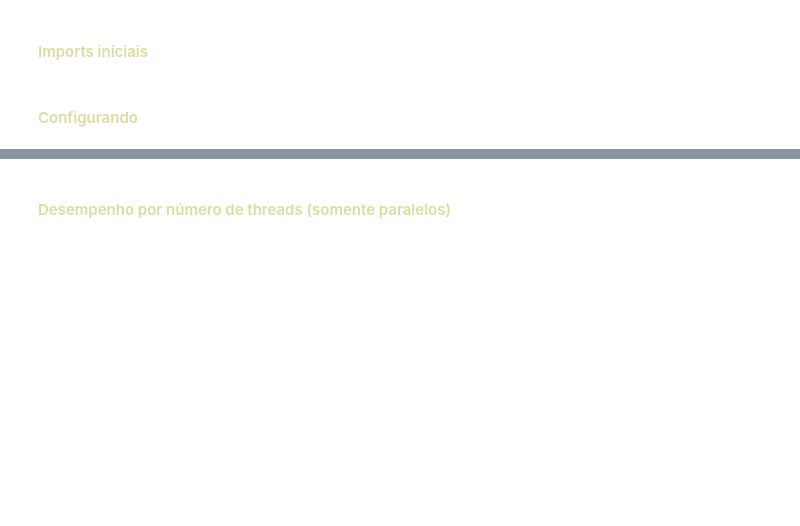
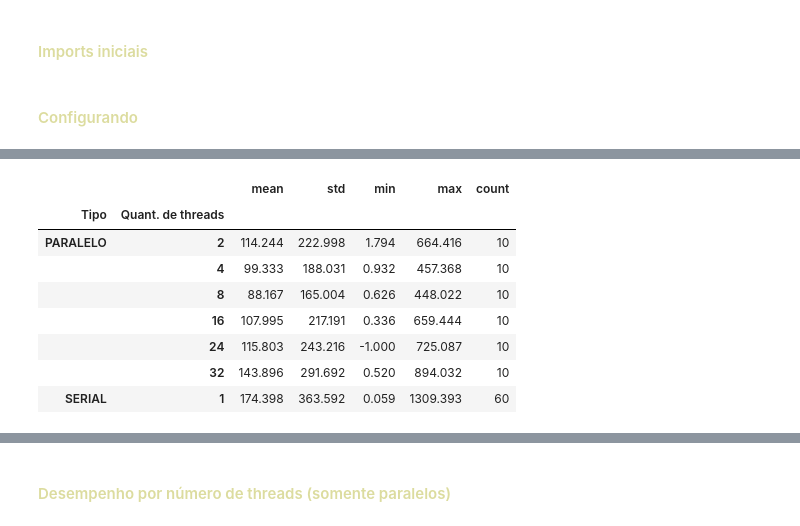
Before and after one commit to MauricioCE/trabalho_av2_comp_paralela, a Jupyter notebook: PYTHON/graficos.ipynb, the cells around one changed output, grey strips where cells are left out. Drawn from its saved outputs; the diff is of its cells as text; code cells hidden in the pictures; blank space fills up the shorter version.

```diff
--- a/PYTHON/graficos.ipynb
+++ b/PYTHON/graficos.ipynb
@@ -22,0 +76,14 @@ df.groupby("Tipo")["Duração (ms)"].describe()
+# %%
+df.groupby(["Tipo", "Quant. de threads"])["Duração (ms)"].agg(
+    ["mean", "std", "min", "max", "count"]
+).round(3)
+# %% [output]
+|  |  | mean | std | min | max | count |
+| Tipo | Quant. de threads |  |  |  |  |  |
+| PARALELO | 2 | 114.244 | 222.998 | 1.794 | 664.416 | 10 |
+|  | 4 | 99.333 | 188.031 | 0.932 | 457.368 | 10 |
+|  | 8 | 88.167 | 165.004 | 0.626 | 448.022 | 10 |
+|  | 16 | 107.995 | 217.191 | 0.336 | 659.444 | 10 |
+|  | 24 | 115.803 | 243.216 | -1.000 | 725.087 | 10 |
+|  | 32 | 143.896 | 291.692 | 0.520 | 894.032 | 10 |
+| SERIAL | 1 | 174.398 | 363.592 | 0.059 | 1309.393 | 60 |
```
Also changed, not shown: parts of 15 cells of this notebook, 8 other files.
